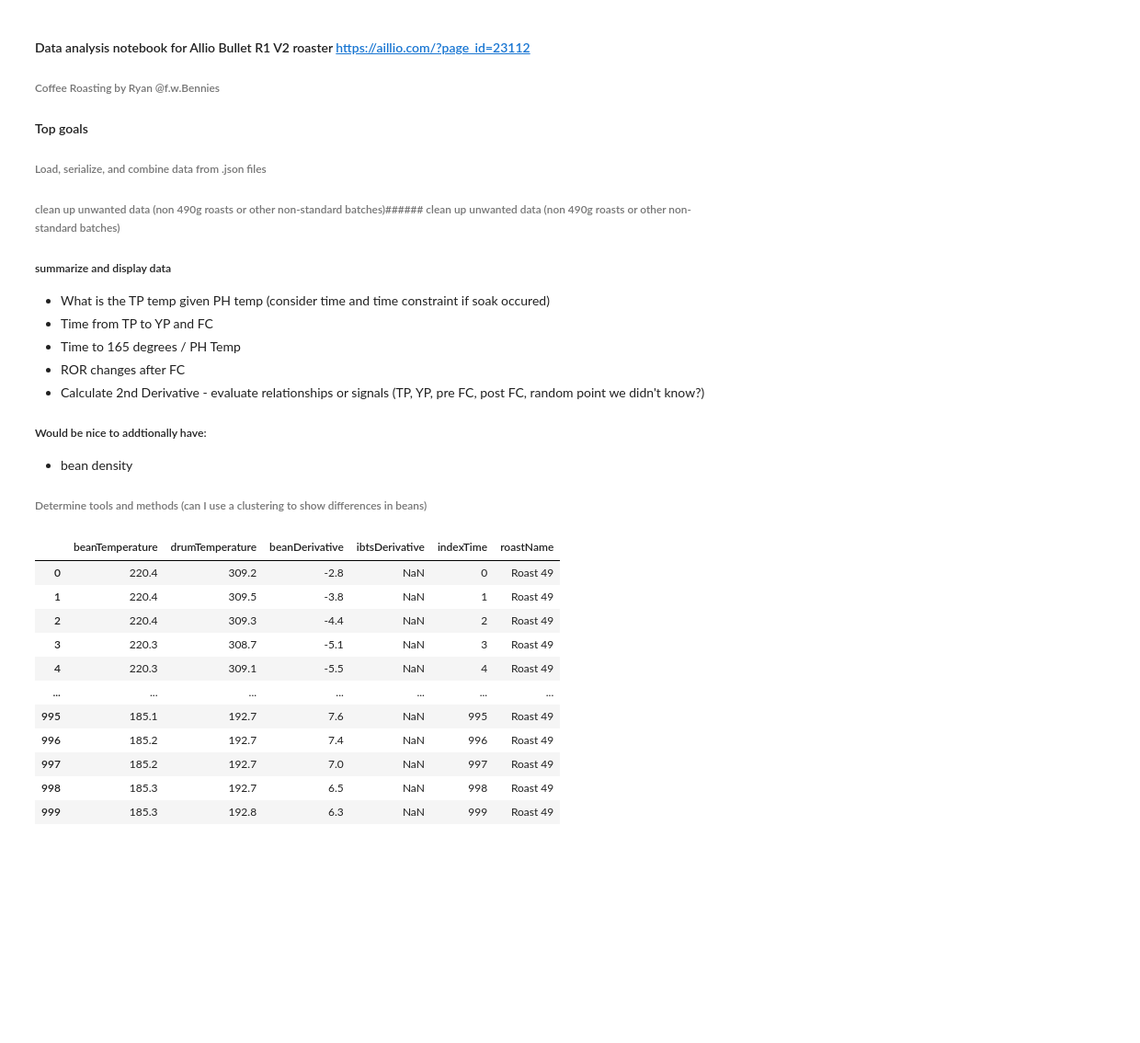
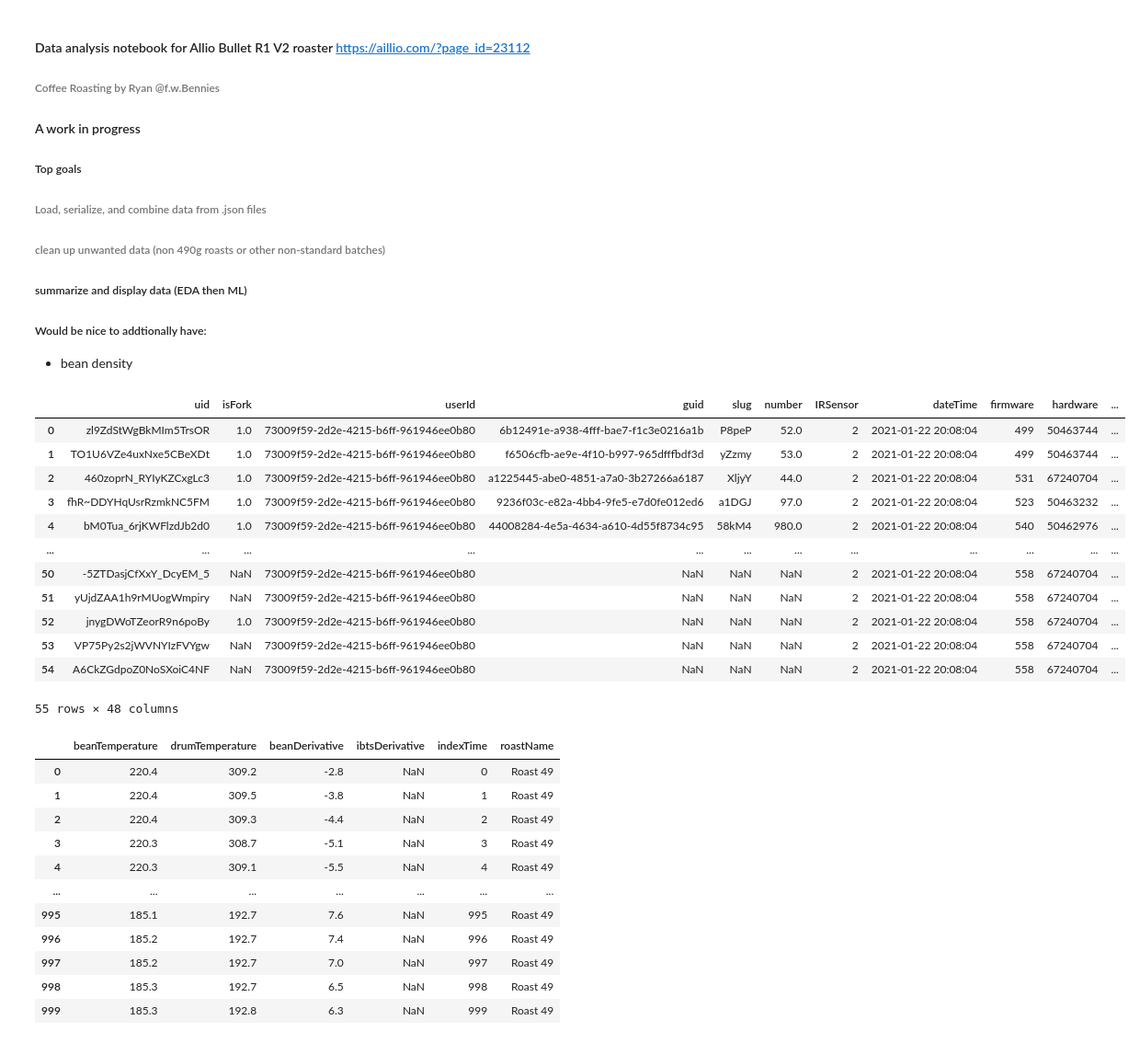
Before and after one commit to rockpyer/bullet_coffee_roasting, a Jupyter notebook: RoastingEval-MultiLoad2.ipynb, the cells around one changed output. Shown: that part at 92% size. Drawn from its saved outputs; the diff is of its cells as text; code cells hidden in the pictures; blank space fills up the shorter version.

```diff
--- a/RoastingEval-MultiLoad2.ipynb
+++ b/RoastingEval-MultiLoad2.ipynb
@@ -1,22 +1,17 @@
 # %% [markdown]
 #### Data analysis notebook for Allio Bullet R1 V2 roaster https://aillio.com/?page_id=23112
 ###### Coffee Roasting by Ryan @f.w.Bennies
+######
 
-#### Top goals
+#### A work in progress
+##### Top goals
 ###### Load, serialize, and combine data from .json files
-###### clean up unwanted data (non 490g roasts or other non-standard batches)###### clean up unwanted data (non 490g roasts or other non-standard batches)
-##### summarize and display data
-- What is the TP temp given PH temp (consider time and time constraint if soak occured)
-- Time from TP to YP and FC
-- Time to 165 degrees / PH Temp
-- ROR changes after FC
-- Calculate 2nd Derivative - evaluate relationships or signals (TP, YP, pre FC, post FC, random point we didn't know?)
+###### clean up unwanted data (non 490g roasts or other non-standard batches)
+##### summarize and display data (EDA then ML)
 
 ##### Would be nice to addtionally have:
 - bean density
-###### Determine tools and methods (can I use a clustering to show differences in beans)
 # %%
-# multi-load
 #################################################
 ## open each .json in folder and append to df  ##
 #################################################
@@ -29,8 +24,10 @@ import matplotlib.pyplot as plt
 from matplotlib.cm import get_cmap
 pd.set_option('display.max_columns', 55)
 
-# roasTime repository
-base_path = Path('/Users/ryanweller/Library/Application Support/roast-time/roasts')
+# Load from roasTime repository on macOS
+home = os.path.expanduser('~')
+base_path = os.path.join(home, 'Library/Application Support/roast-time/roasts')
+# base_path = Path('/Users/ryanweller/Google Drive/Programing/Python/Coffee/RT3 Profiles') # used on select roast profiles in other folder
 
 df = pd.DataFrame()
 
@@ -43,7 +40,7 @@ for entry in os.listdir(base_path):
 df.sort_values(by='dateTime', inplace = True)
 df = df.reset_index()
 df = df.drop(columns = ['index'])
-df = df[df.roastName != '#24 PNG Barioda Estate 2nd']
+df = df[df.roastName != '#24 PNG Barioda Estate 2nd'] # temp fix to remove this ugly roast
 
 #############################
 # Clean up and Enrich data  #
@@ -56,33 +53,47 @@ for d in dtypeList:
 # combine RT2 ambientTemp and roomHumidity with RT3 ambient and humidity
 df['ambient'].where(df['ambient'].isna() == False, df['ambientTemp'].astype(float), inplace = True)
 df['humidity'].where(df['humidity'].isna()== False, df['roomHumidity'].astype(float), inplace = True)
 df.drop(columns=['ambientTemp', 'roomHumidity','exitTemperature'], inplace =  True)  #dropping old environmental data and exitTemp
 
 # convert dateTime
 from datetime import datetime
 if df['dateTime'].dtype != 'datetime64[ns]':
     pd.to_numeric(df['dateTime'],errors='coerce')
     for dt in df['dateTime']:
         df['dateTime'] = datetime.fromtimestamp(int(dt/1000))
 
 # Calculate -> weight lost percent = 100 * (green - roasted)/ green #   PLUS OTHERS
 df['weightLostPercent'] = 100 * (df['weightGreen'] - df['weightRoasted']) / df['weightGreen']
 df['weightLostPercent'].where(df['weightLostPercent'] < 17, np.nan, inplace = True)  ## Future change to 50, 17 is too low
 
 # calulate difference of beanDropTemp and beanChargeTemp (not ITBS, this should relative)   # maybe
 df['deltaTemp'] = df['beanDropTemperature'] - df['beanChargeTemperature']
 
 # remove instances where FC was not picked or picked late #
 for i, row in df.iterrows():
     if (df.loc[i,'indexFirstCrackStart'] > 2400 or  # if greater then 20 mins (2400 index)
        df.loc[i,'indexFirstCrackStart'] == 0):
             df.loc[i,'indexFirstCrackStart'] == np.nan
     if df.loc[i,'weightRoasted'] < 10:
         df.loc[i,'weightRoasted'] == np.nan
     if df.loc[i,'weightLostPercent'] > 50:
         df.loc[i,'weightLostPercent'] == np.nan
 sampleRate = 2
 #df.info()
+# %% [output]
+|  | uid | isFork | userId | guid | slug | number | IRSensor | dateTime | firmware | hardware | ... |
+| 0 | zl9ZdStWgBkMIm5TrsOR | 1.0 | 73009f59-2d2e-4215-b6ff-961946ee0b80 | 6b12491e-a938-4fff-bae7-f1c3e0216a1b | P8peP | 52.0 | 2 | 2021-01-22 20:08:04 | 499 | 50463744 | ... |
+| 1 | TO1U6VZe4uxNxe5CBeXDt | 1.0 | 73009f59-2d2e-4215-b6ff-961946ee0b80 | f6506cfb-ae9e-4f10-b997-965dfffbdf3d | yZzmy | 53.0 | 2 | 2021-01-22 20:08:04 | 499 | 50463744 | ... |
+| 2 | 460zoprN_RYIyKZCxgLc3 | 1.0 | 73009f59-2d2e-4215-b6ff-961946ee0b80 | a1225445-abe0-4851-a7a0-3b27266a6187 | XljyY | 44.0 | 2 | 2021-01-22 20:08:04 | 531 | 67240704 | ... |
+| 3 | fhR~DDYHqUsrRzmkNC5FM | 1.0 | 73009f59-2d2e-4215-b6ff-961946ee0b80 | 9236f03c-e82a-4bb4-9fe5-e7d0fe012ed6 | a1DGJ | 97.0 | 2 | 2021-01-22 20:08:04 | 523 | 50463232 | ... |
+| 4 | bM0Tua_6rjKWFlzdJb2d0 | 1.0 | 73009f59-2d2e-4215-b6ff-961946ee0b80 | 44008284-4e5a-4634-a610-4d55f8734c95 | 58kM4 | 980.0 | 2 | 2021-01-22 20:08:04 | 540 | 50462976 | ... |
+| ... | ... | ... | ... | ... | ... | ... | ... | ... | ... | ... | ... |
+| 50 | -5ZTDasjCfXxY_DcyEM_5 | NaN | 73009f59-2d2e-4215-b6ff-961946ee0b80 | NaN | NaN | NaN | 2 | 2021-01-22 20:08:04 | 558 | 67240704 | ... |
+| 51 | yUjdZAA1h9rMUogWmpiry | NaN | 73009f59-2d2e-4215-b6ff-961946ee0b80 | NaN | NaN | NaN | 2 | 2021-01-22 20:08:04 | 558 | 67240704 | ... |
+| 52 | jnygDWoTZeorR9n6poBy | 1.0 | 73009f59-2d2e-4215-b6ff-961946ee0b80 | NaN | NaN | NaN | 2 | 2021-01-22 20:08:04 | 558 | 67240704 | ... |
+| 53 | VP75Py2s2jWVNYIzFVYgw | NaN | 73009f59-2d2e-4215-b6ff-961946ee0b80 | NaN | NaN | NaN | 2 | 2021-01-22 20:08:04 | 558 | 67240704 | ... |
+| 54 | A6CkZGdpoZ0NoSXoiC4NF | NaN | 73009f59-2d2e-4215-b6ff-961946ee0b80 | NaN | NaN | NaN | 2 | 2021-01-22 20:08:04 | 558 | 67240704 | ... |
+55 rows × 48 columns
 # %%
 ######################################################
 # deconstruct temp curves from lists to new curve_df #
```
Also changed, not shown: parts of 1 cell of this notebook.
